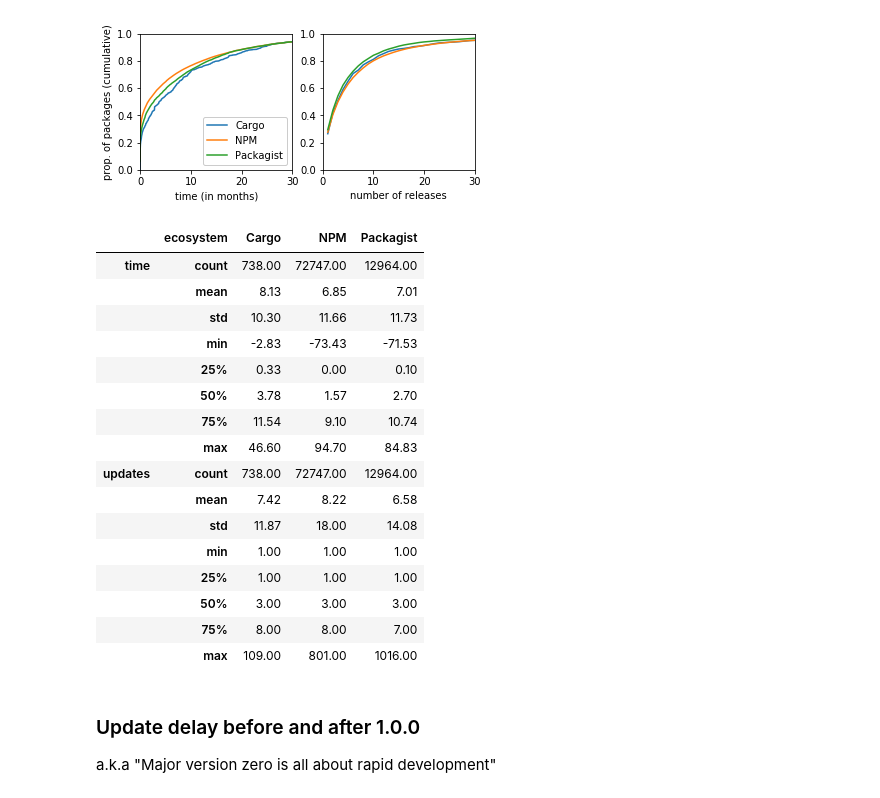
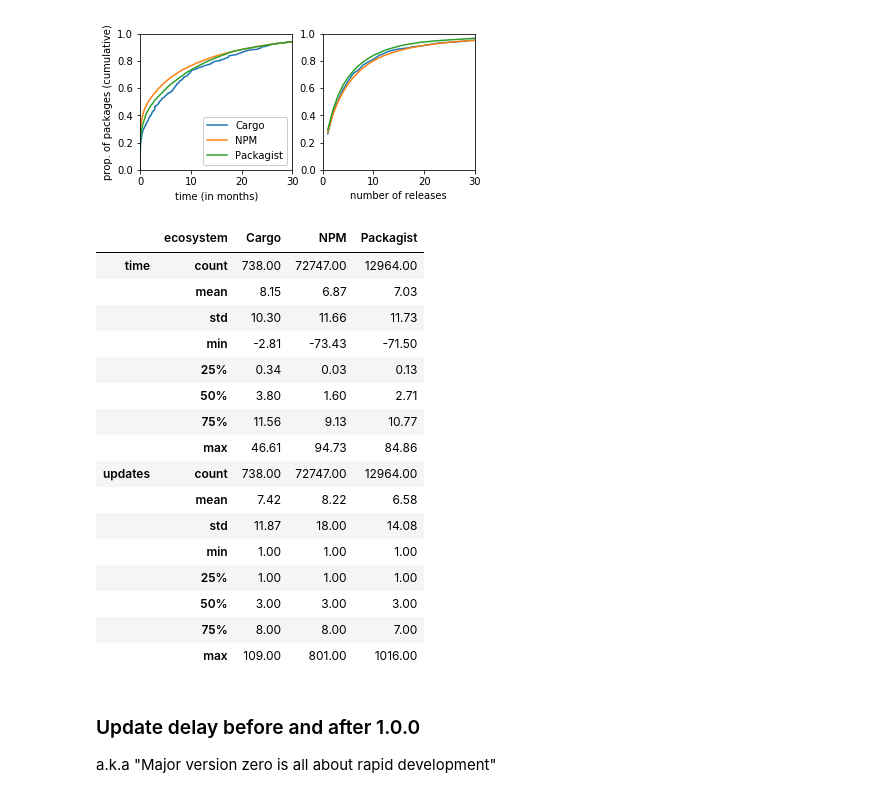
Before and after one commit to AlexandreDecan/secos-zero, a Jupyter notebook: notebooks/Magic zero.ipynb, the cells around one changed output. Drawn from its saved outputs; the diff is of its cells as text; code cells hidden in the pictures.

Commit message:
Fix timedelta division

```diff
--- a/notebooks/Magic zero.ipynb
+++ b/notebooks/Magic zero.ipynb
@@ -373,7 +373,7 @@ for ecosystem in ECOSYSTEMS:
     _ = (
         df_temp[ecosystem]
         .dropna(subset=['date_zero'])
-        .assign(duration=lambda d: (d['date_nonzero'].fillna(CENSOR_DATE) - d['date_zero']).dt.days / 30)
+        .assign(duration=lambda d: (d['date_nonzero'].fillna(CENSOR_DATE) - d['date_zero']) / pandas.to_timedelta('30 day'))
         .assign(observed=lambda d: ~d['date_nonzero'].isnull())
     )
 
@@ -440,7 +440,7 @@ for ecosystem in ECOSYSTEMS:
             # Remove unobserved event
             .dropna()
             .assign(
-                time=lambda d: (d['date_nonzero'] - d['date_zero']).dt.days / 30,
+                time=lambda d: (d['date_nonzero'] - d['date_zero']) / pandas.to_timedelta('30 day'),
                 updates=lambda d: d['rank_nonzero'] - d['rank_zero'],
             )
             .groupby(kind)
@@ -469,25 +469,25 @@ savefig(fig, 'barrier_reaching_combined')
 # %%
 pandas.concat([
     df_temp[ecosystem]
     .dropna()
     .assign(
-        time=lambda d: (d['date_nonzero'] - d['date_zero']).dt.days / 30,
+        time=lambda d: (d['date_nonzero'] - d['date_zero']) / pandas.to_timedelta('30 day'),
         updates=lambda d: d['rank_nonzero'] - d['rank_zero'],
         ecosystem=ecosystem
     )
     [['ecosystem', 'time', 'updates']]
     for ecosystem in ECOSYSTEMS
 ]).groupby('ecosystem').describe().T.style.format('{:.2f}')
 # %% [output]
 |  | ecosystem | Cargo | NPM | Packagist |
 | time | count | 738.00 | 72747.00 | 12964.00 |
-|  | mean | 8.13 | 6.85 | 7.01 |
+|  | mean | 8.15 | 6.87 | 7.03 |
 |  | std | 10.30 | 11.66 | 11.73 |
-|  | min | -2.83 | -73.43 | -71.53 |
-|  | 25% | 0.33 | 0.00 | 0.10 |
-|  | 50% | 3.78 | 1.57 | 2.70 |
-|  | 75% | 11.54 | 9.10 | 10.74 |
-|  | max | 46.60 | 94.70 | 84.83 |
+|  | min | -2.81 | -73.43 | -71.50 |
+|  | 25% | 0.34 | 0.03 | 0.13 |
+|  | 50% | 3.80 | 1.60 | 2.71 |
+|  | 75% | 11.56 | 9.13 | 10.77 |
+|  | max | 46.61 | 94.73 | 84.86 |
 | updates | count | 738.00 | 72747.00 | 12964.00 |
 |  | mean | 7.42 | 8.22 | 6.58 |
 |  | std | 11.87 | 18.00 | 14.08 |
```
Also changed, not shown: parts of 5 cells of this notebook.
